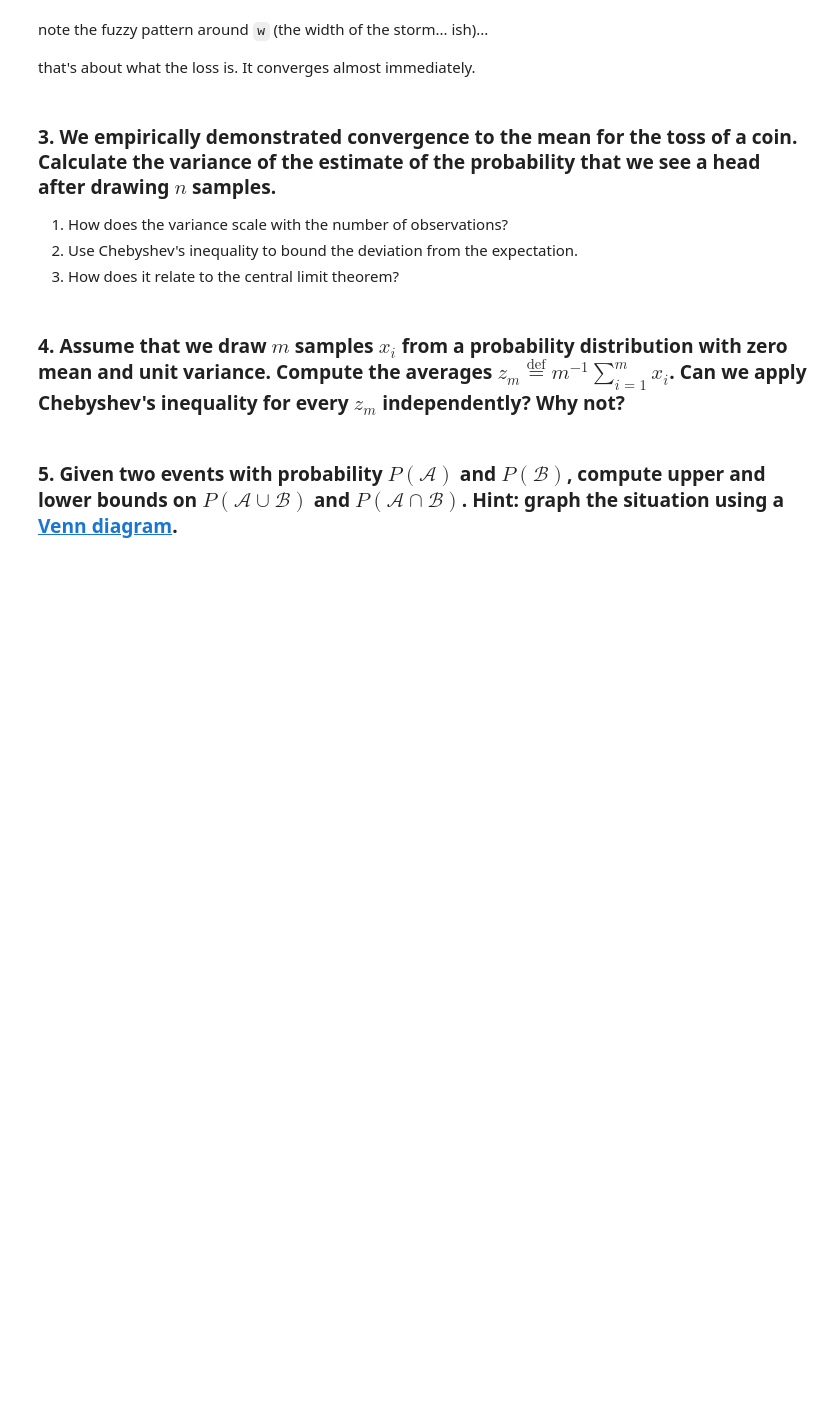
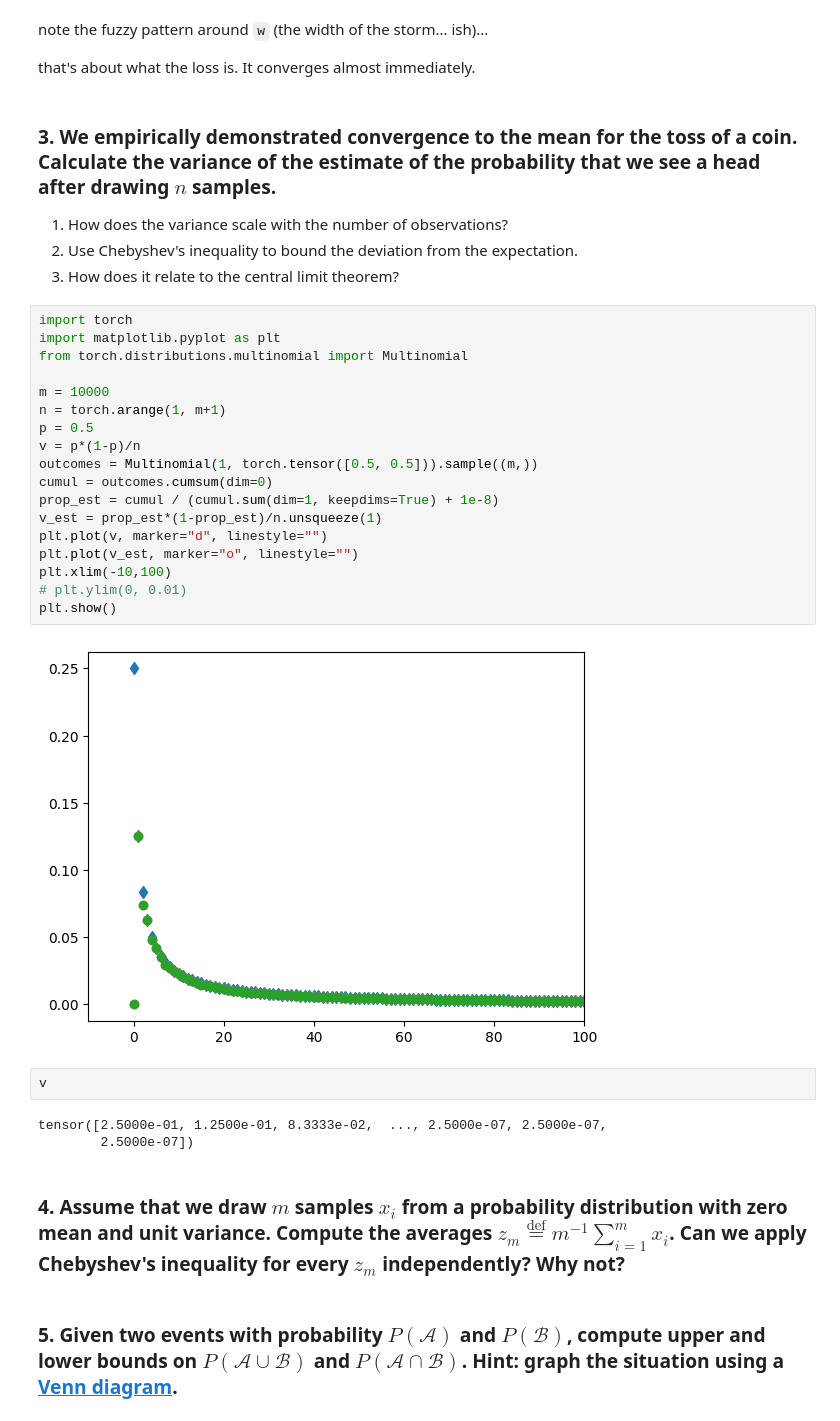
Before and after one commit to yegeniy/d2l-book, a Jupyter notebook: chapter_preliminaries/probability.ipynb, the cells around one changed output. Cells and saved outputs as stored; diff of their text form; blank space fills up the shorter version.

```diff
--- a/chapter_preliminaries/probability.ipynb
+++ b/chapter_preliminaries/probability.ipynb
@@ -1226,6 +1226,31 @@ that's about what the loss is. It converges almost immediately.
  1. How does the variance scale with the number of observations?
  1. Use Chebyshev's inequality to bound the deviation from the expectation.
  1. How does it relate to the central limit theorem?
+# %%
+import torch
+import matplotlib.pyplot as plt
+from torch.distributions.multinomial import Multinomial
+
+m = 10000
+n = torch.arange(1, m+1)
+p = 0.5
+v = p*(1-p)/n
+outcomes = Multinomial(1, torch.tensor([0.5, 0.5])).sample((m,))
+cumul = outcomes.cumsum(dim=0)
+prop_est = cumul / (cumul.sum(dim=1, keepdims=True) + 1e-8)
+v_est = prop_est*(1-prop_est)/n.unsqueeze(1)
+plt.plot(v, marker="d", linestyle="")
+plt.plot(v_est, marker="o", linestyle="")
+plt.xlim(-10,100)
+# plt.ylim(0, 0.01)
+plt.show()
+# %% [output]
+[figure, added]
+# %%
+v
+# %% [output]
+tensor([2.5000e-01, 1.2500e-01, 8.3333e-02,  ..., 2.5000e-07, 2.5000e-07,
+        2.5000e-07])
 # %% [markdown]
 ### 4. Assume that we draw $m$ samples $x_i$ from a probability distribution with zero mean and unit variance. Compute the averages $z_m \stackrel{\textrm{def}}{=} m^{-1} \sum_{i=1}^m x_i$. Can we apply Chebyshev's inequality for every $z_m$ independently? Why not?
 # %% [markdown]
```
